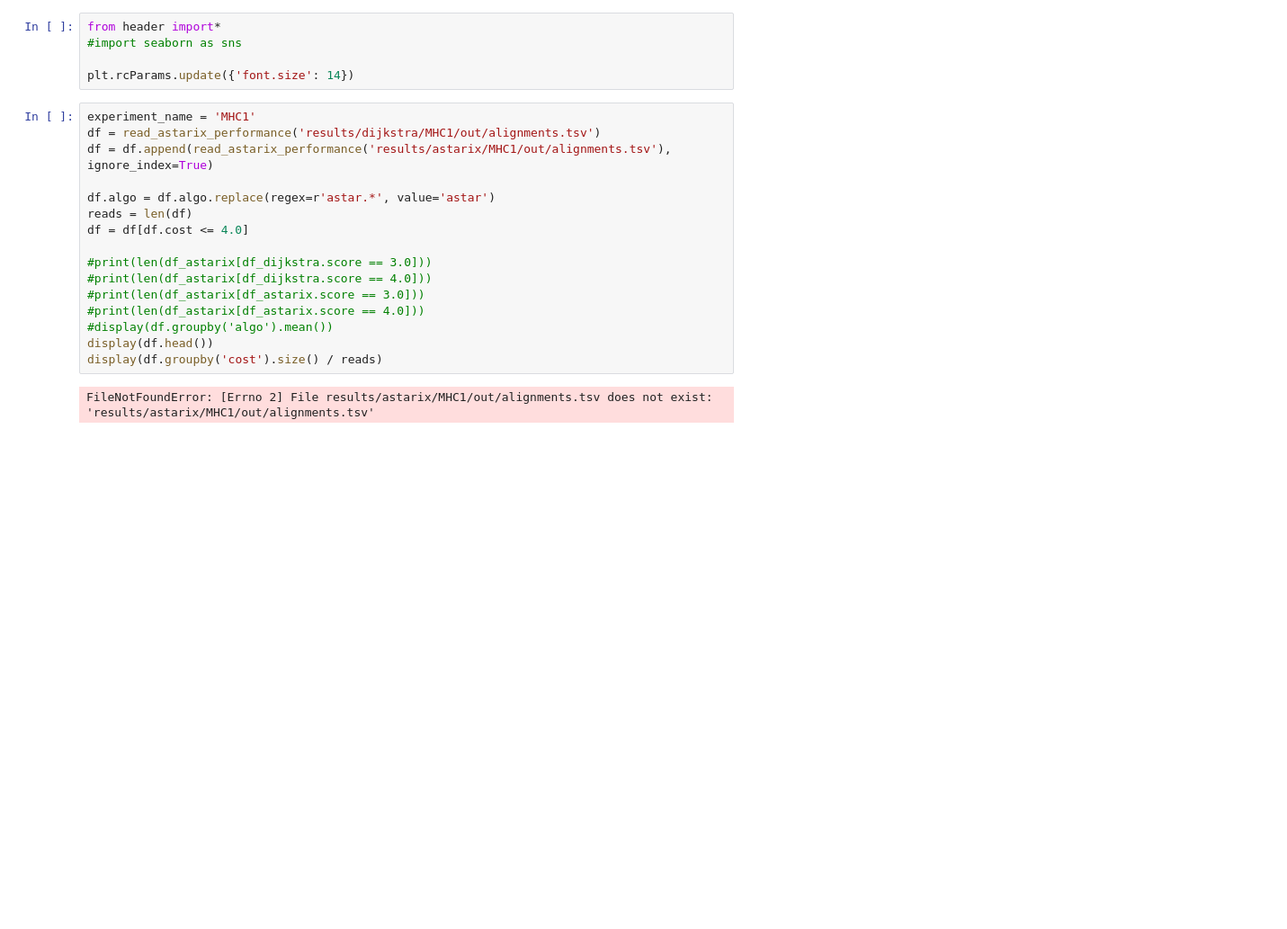
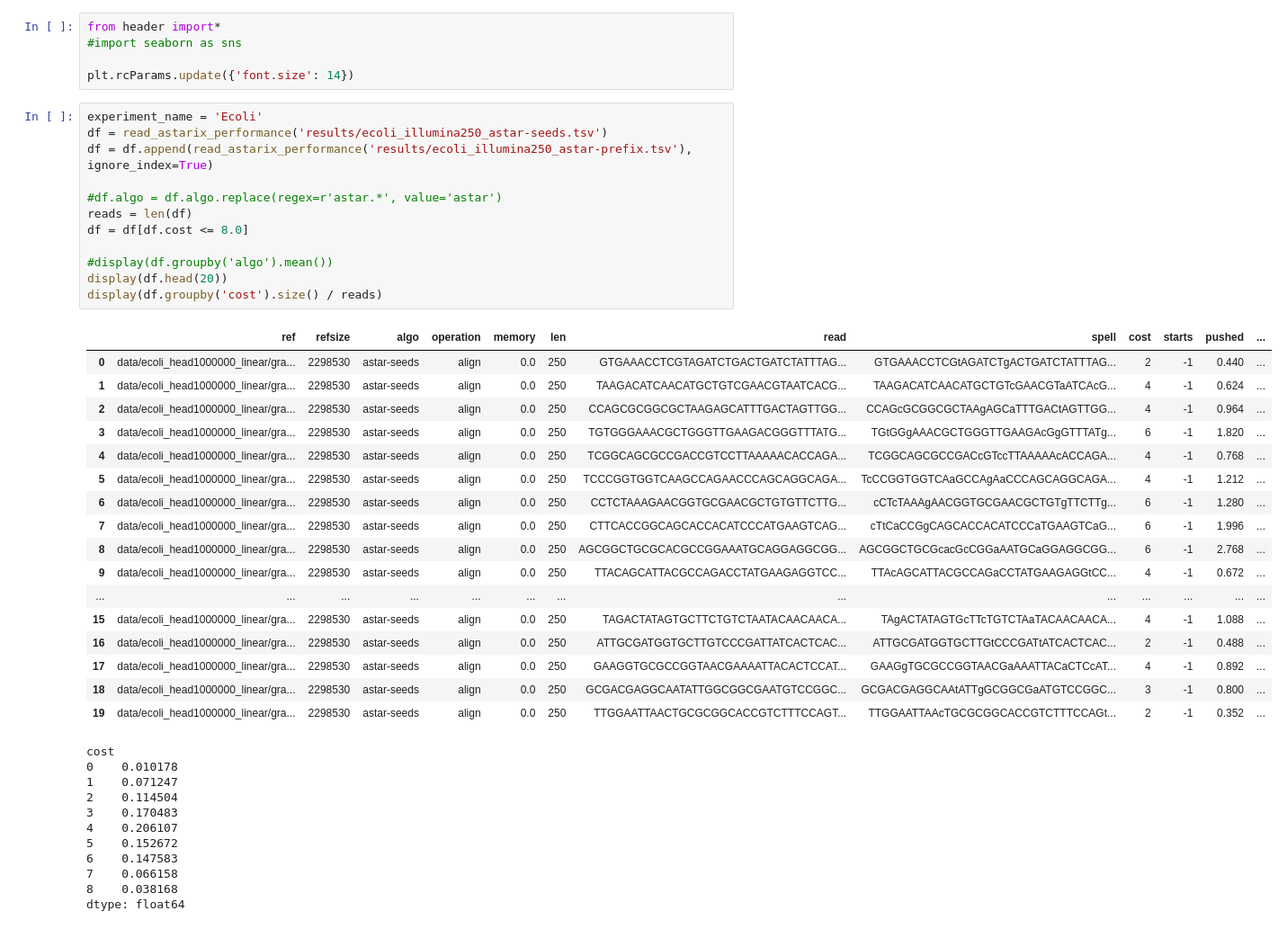
Before and after one commit to eth-sri/astarix, a Jupyter notebook: evals/astar_vs_dijkstra.ipynb, the cells around one changed output. Shown at 90% size. Saved outputs shown, nothing was run; the diff lists cells and outputs as text; blank space fills up the shorter version.

```diff
--- a/evals/astar_vs_dijkstra.ipynb
+++ b/evals/astar_vs_dijkstra.ipynb
@@ -4,23 +4,46 @@ from header import*
 
 plt.rcParams.update({'font.size': 14})
 # %%
-experiment_name = 'MHC1'
-df = read_astarix_performance('results/dijkstra/MHC1/out/alignments.tsv')
-df = df.append(read_astarix_performance('results/astarix/MHC1/out/alignments.tsv'), ignore_index=True)
+experiment_name = 'Ecoli'
+df = read_astarix_performance('results/ecoli_illumina250_astar-seeds.tsv')
+df = df.append(read_astarix_performance('results/ecoli_illumina250_astar-prefix.tsv'), ignore_index=True)
 
-df.algo = df.algo.replace(regex=r'astar.*', value='astar')
+#df.algo = df.algo.replace(regex=r'astar.*', value='astar')
 reads = len(df)
-df = df[df.cost <= 4.0]
+df = df[df.cost <= 8.0]
 
-#print(len(df_astarix[df_dijkstra.score == 3.0]))
-#print(len(df_astarix[df_dijkstra.score == 4.0]))
-#print(len(df_astarix[df_astarix.score == 3.0]))
-#print(len(df_astarix[df_astarix.score == 4.0]))
 #display(df.groupby('algo').mean())
-display(df.head())
+display(df.head(20))
 display(df.groupby('cost').size() / reads)
 # %% [output]
+|  | ref | refsize | algo | operation | memory | len | read | spell | cost | starts | pushed | ... |
+| 0 | data/ecoli_head1000000_linear/gra... | 2298530 | astar-seeds | align | 0.0 | 250 | GTGAAACCTCGTAGATCTGACTGATCTATTTAG... | GTGAAACCTCGtAGATCTgACTGATCTATTTAG... | 2 | -1 | 0.440 | ... |
+| 1 | data/ecoli_head1000000_linear/gra... | 2298530 | astar-seeds | align | 0.0 | 250 | TAAGACATCAACATGCTGTCGAACGTAATCACG... | TAAGACATCAACATGCTGTcGAACGTaATCAcG... | 4 | -1 | 0.624 | ... |
+| 2 | data/ecoli_head1000000_linear/gra... | 2298530 | astar-seeds | align | 0.0 | 250 | CCAGCGCGGCGCTAAGAGCATTTGACTAGTTGG... | CCAGcGCGGCGCTAAgAGCaTTTGACtAGTTGG... | 4 | -1 | 0.964 | ... |
+| 3 | data/ecoli_head1000000_linear/gra... | 2298530 | astar-seeds | align | 0.0 | 250 | TGTGGGAAACGCTGGGTTGAAGACGGGTTTATG... | TGtGGgAAACGCTGGGTTGAAGAcGgGTTTATg... | 6 | -1 | 1.820 | ... |
+| 4 | data/ecoli_head1000000_linear/gra... | 2298530 | astar-seeds | align | 0.0 | 250 | TCGGCAGCGCCGACCGTCCTTAAAAACACCAGA... | TCGGCAGCGCCGACcGTccTTAAAAAcACCAGA... | 4 | -1 | 0.768 | ... |
+| 5 | data/ecoli_head1000000_linear/gra... | 2298530 | astar-seeds | align | 0.0 | 250 | TCCCGGTGGTCAAGCCAGAACCCAGCAGGCAGA... | TcCCGGTGGTCAaGCCAgAaCCCAGCAGGCAGA... | 4 | -1 | 1.212 | ... |
+| 6 | data/ecoli_head1000000_linear/gra... | 2298530 | astar-seeds | align | 0.0 | 250 | CCTCTAAAGAACGGTGCGAACGCTGTGTTCTTG... | cCTcTAAAgAACGGTGCGAACGCTGTgTTCTTg... | 6 | -1 | 1.280 | ... |
+| 7 | data/ecoli_head1000000_linear/gra... | 2298530 | astar-seeds | align | 0.0 | 250 | CTTCACCGGCAGCACCACATCCCATGAAGTCAG... | cTtCaCCGgCAGCACCACATCCCaTGAAGTCaG... | 6 | -1 | 1.996 | ... |
+| 8 | data/ecoli_head1000000_linear/gra... | 2298530 | astar-seeds | align | 0.0 | 250 | AGCGGCTGCGCACGCCGGAAATGCAGGAGGCGG... | AGCGGCTGCGcacGcCGGaAATGCaGGAGGCGG... | 6 | -1 | 2.768 | ... |
+| 9 | data/ecoli_head1000000_linear/gra... | 2298530 | astar-seeds | align | 0.0 | 250 | TTACAGCATTACGCCAGACCTATGAAGAGGTCC... | TTAcAGCATTACGCCAGaCCTATGAAGAGGtCC... | 4 | -1 | 0.672 | ... |
+| ... | ... | ... | ... | ... | ... | ... | ... | ... | ... | ... | ... | ... |
+| 15 | data/ecoli_head1000000_linear/gra... | 2298530 | astar-seeds | align | 0.0 | 250 | TAGACTATAGTGCTTCTGTCTAATACAACAACA... | TAgACTATAGTGcTTcTGTCTAaTACAACAACA... | 4 | -1 | 1.088 | ... |
+| 16 | data/ecoli_head1000000_linear/gra... | 2298530 | astar-seeds | align | 0.0 | 250 | ATTGCGATGGTGCTTGTCCCGATTATCACTCAC... | ATTGCGATGGTGCTTGtCCCGATtATCACTCAC... | 2 | -1 | 0.488 | ... |
+| 17 | data/ecoli_head1000000_linear/gra... | 2298530 | astar-seeds | align | 0.0 | 250 | GAAGGTGCGCCGGTAACGAAAATTACACTCCAT... | GAAGgTGCGCCGGTAACGaAAATTACaCTCcAT... | 4 | -1 | 0.892 | ... |
+| 18 | data/ecoli_head1000000_linear/gra... | 2298530 | astar-seeds | align | 0.0 | 250 | GCGACGAGGCAATATTGGCGGCGAATGTCCGGC... | GCGACGAGGCAAtATTgGCGGCGaATGTCCGGC... | 3 | -1 | 0.800 | ... |
+| 19 | data/ecoli_head1000000_linear/gra... | 2298530 | astar-seeds | align | 0.0 | 250 | TTGGAATTAACTGCGCGGCACCGTCTTTCCAGT... | TTGGAATTAAcTGCGCGGCACCGTCTTTCCAGt... | 2 | -1 | 0.352 | ... |
-FileNotFoundError: [Errno 2] File results/astarix/MHC1/out/alignments.tsv does not exist: 'results/astarix/MHC1/out/alignments.tsv'
+cost
+0    0.010178
+1    0.071247
+2    0.114504
+3    0.170483
+4    0.206107
+5    0.152672
+6    0.147583
+7    0.066158
+8    0.038168
+dtype: float64
 # %%
 def astar_vs_dijkstra_img(df, x, y, hline, prefix):
     #fig, ax = plt.subplots()
```
Also changed, not shown: parts of 2 cells of this notebook, 1 other file.
